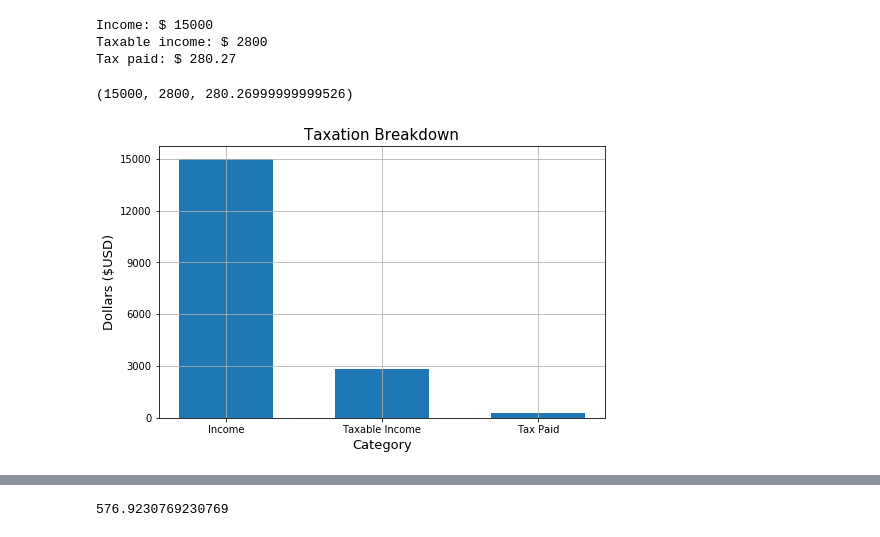
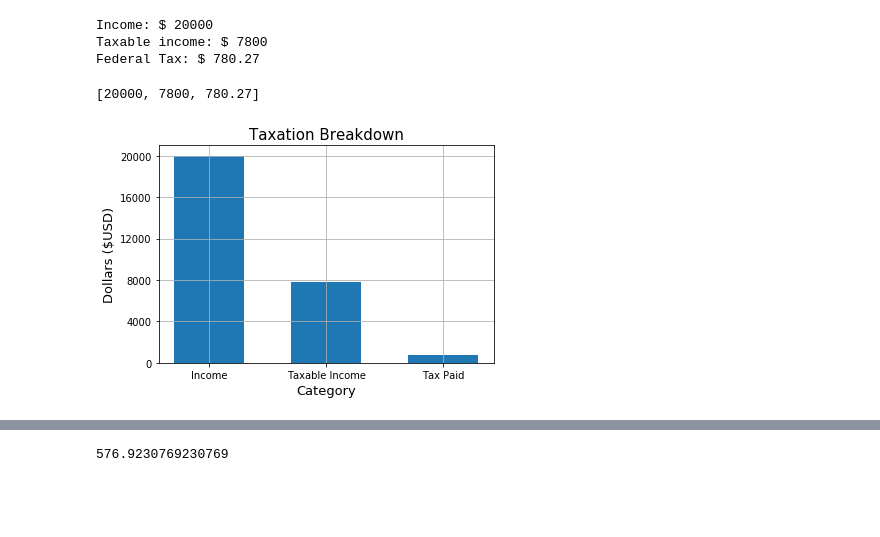
Before and after one commit to granetry/repo, a Jupyter notebook: tax_project/tax_project.ipynb, the cells around one changed output, grey strips where cells are left out. Drawn from its saved outputs; the diff is of its cells as text; code cells hidden in the pictures; blank space fills up the shorter version.

```diff
--- a/tax_project/tax_project.ipynb
+++ b/tax_project/tax_project.ipynb
@@ -62,44 +62,44 @@ def Federal(n, s):
 # Let taxable = income minus the deduction status
     taxable = n - s
 
-# tax_paid to be set to zero. Holds total amount paid in taxes based on income and deduction
-    tax_paid = 0
+# fed_paid to be set to zero. Holds total amount paid in taxes based on income and deduction
+    fed_paid = 0
 
-# Loop to deduct tax from each dollar and add to tax_paid
+# Loop to deduct tax from each dollar and add to fed_paid
     for value in range(taxable):
         if value > 0 and value < 9701:
             net = 1 * 0.1
-            tax_paid += net
+            fed_paid += net
             b1.append(value)
         elif value > 9700 and value < 39476:
                 net = 1 * 0.12
-                tax_paid += net
+                fed_paid += net
         elif value > 39475 and value < 84201:
                 net = 1 * 0.22
-                tax_paid += net
+                fed_paid += net
         elif value > 84200 and value < 160726:
                 net = 1 * 0.24
-                tax_paid += net
+                fed_paid += net
         elif value > 160725 and value < 204101:
                 net = 1 * 0.32
-                tax_paid += net
+                fed_paid += net
         elif value > 204100 and value < 510301:
                 net = 1 * 0.35
-                tax_paid += net
+                fed_paid += net
         else:
             value > 510300
             net = 1 * 0.37
-            tax_paid += net
+            fed_paid += net
 
     # Save the variables into a list called data
-    data = [n ,taxable, round(tax_paid,2)]
+    Fed = [n ,taxable, round(fed_paid,2)]
 
     # Create an x varaible to use in plotting
     x = np.arange(3)
 
     # Plot the results
-    plt.figure(figsize=(8,5))
-    plt.bar(x, data, width = .6)
+    #plt.figure(figsize=(8,5))
+    plt.bar(x, Fed, width = .6, label = 'Federal')
     plt.xticks(x, ('Income', 'Taxable Income', 'Tax Paid'))
     plt.yticks(np.arange(0, n+ n*0.1, step= n / 5))
     plt.title('Taxation Breakdown', fontsize = 15)
@@ -108,14 +108,14 @@ def Federal(n, s):
     plt.grid()
 
     # Print the variables
-    print('Income: $',n), print('Taxable income: $',taxable), print('Tax paid: $',round(tax_paid,2))
+    print('Income: $',n), print('Taxable income: $',taxable), print('Federal Tax: $',round(fed_paid,2))
 
-    return n, taxable, tax_paid
+    return Fed
 # %%
-Federal(15000, single)
+Federal(20000, single)
 # %% [output]
-Income: $ 15000
-Taxable income: $ 2800
-Tax paid: $ 280.27
+Income: $ 20000
+Taxable income: $ 7800
+Federal Tax: $ 780.27
-(15000, 2800, 280.26999999999526)
+[20000, 7800, 780.27]
-[figure, old version]
+[figure, new version]
```
Also changed, not shown: parts of 11 cells of this notebook.
